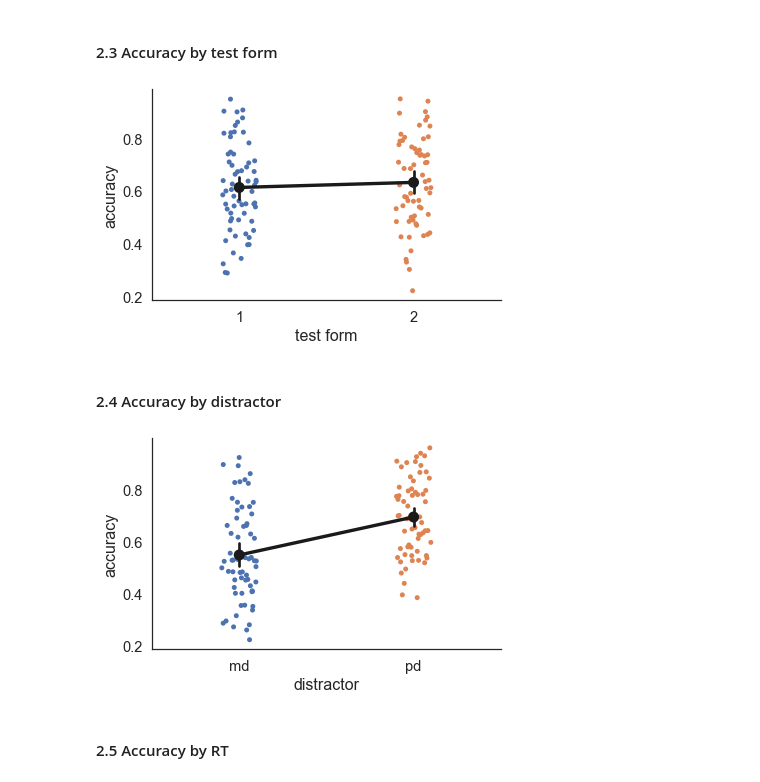
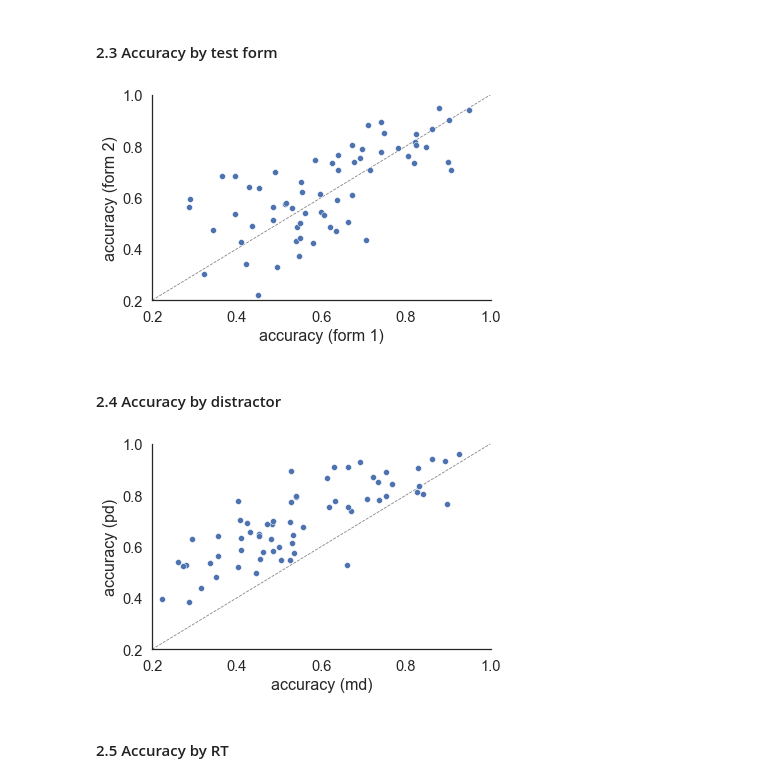
Before and after one commit to ndawlab/mars-irt, a Jupyter notebook: 03_Calibration/02_Descriptive.ipynb, the cells around one changed output. Cells and saved outputs as stored; diff of their text form; code cells hidden in the pictures.

```diff
--- a/03_Calibration/02_Descriptive.ipynb
+++ b/03_Calibration/02_Descriptive.ipynb
@@ -150,21 +150,21 @@ plt.tight_layout()
 # %%
 ## Initialize canvas.
 fig, ax = plt.subplots(1,1,figsize=(6,4))
 
 ## Compute item accuracy by test form.
-gb = data.groupby(['item','test_form']).accuracy.mean().reset_index()
+gb = data.pivot_table('accuracy', 'item', 'test_form')
 
 ## Plot accuracy.
-sns.stripplot(x='test_form', y='accuracy', data=gb, zorder=-1, ax=ax)
-sns.pointplot(x='test_form', y='accuracy', data=gb, color='k', scale=1.25, ax=ax)
+sns.scatterplot(x=1, y=2, data=gb, ax=ax)
+ax.plot([0.2,1], [0.2,1], lw=0.8, color='0.5', linestyle='--', zorder=-1)
 
 ## Add detail.
-ax.set(xlabel='test form', ylabel='accuracy')
+ax.set(xlim=(0.2,1.0), xlabel='accuracy (form 1)', ylim=(0.2,1.0), ylabel='accuracy (form 2)')
 
 sns.despine()
 plt.tight_layout()
 # %% [output]
-[figure, old version]
+[figure, new version]
 # %% [markdown]
 #### 2.4 Accuracy by distractor
 # %%
@@ -172,19 +172,19 @@ plt.tight_layout()
 fig, ax = plt.subplots(1,1,figsize=(6,4))
 
 ## Compute item accuracy by test form.
-gb = data.groupby(['item','distractor']).accuracy.mean().reset_index()
+gb = data.pivot_table('accuracy', 'item', 'distractor')
 
 ## Plot accuracy.
-sns.stripplot(x='distractor', y='accuracy', data=gb, zorder=-1, ax=ax)
-sns.pointplot(x='distractor', y='accuracy', data=gb, color='k', scale=1.25, ax=ax)
+sns.scatterplot(x='md', y='pd', data=gb, ax=ax)
+ax.plot([0.2,1], [0.2,1], lw=0.8, color='0.5', linestyle='--', zorder=-1)
 
 ## Add detail.
-ax.set(xlabel='distractor', ylabel='accuracy')
+ax.set(xlim=(0.2,1.0), xlabel='accuracy (md)', ylim=(0.2,1.0), ylabel='accuracy (pd)')
 
 sns.despine()
 plt.tight_layout()
 # %% [output]
-[figure, old version]
+[figure, new version]
 # %% [markdown]
 #### 2.5 Accuracy by RT
 # %%
```
Also changed, not shown: parts of 1 cell of this notebook, 23 other files.
